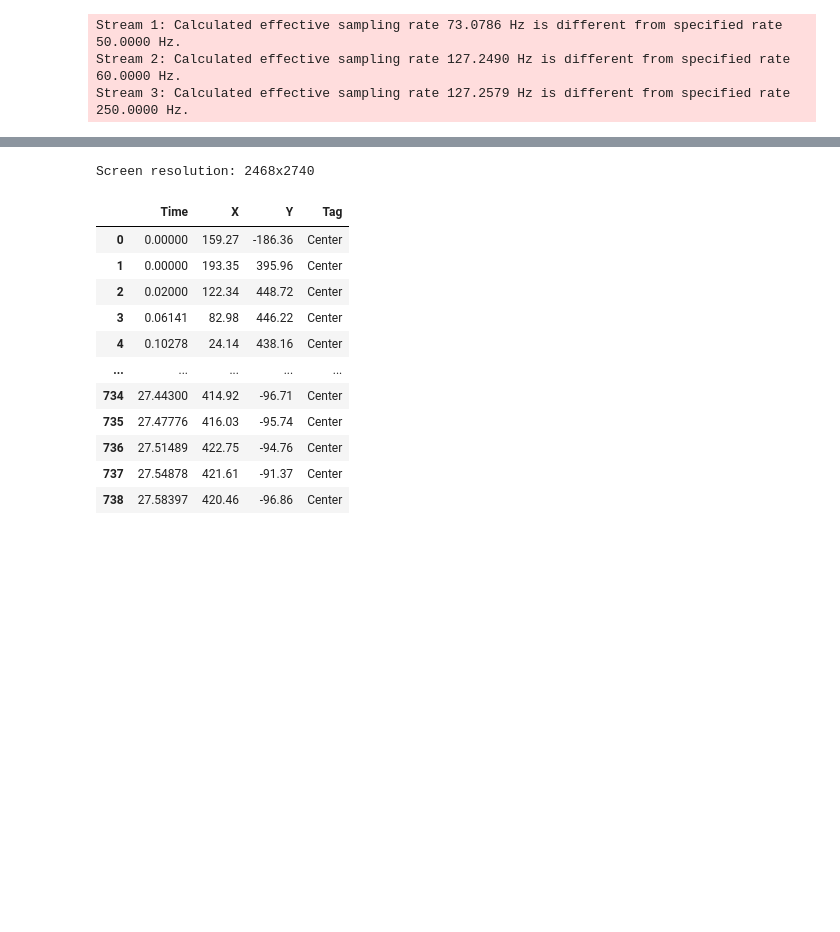
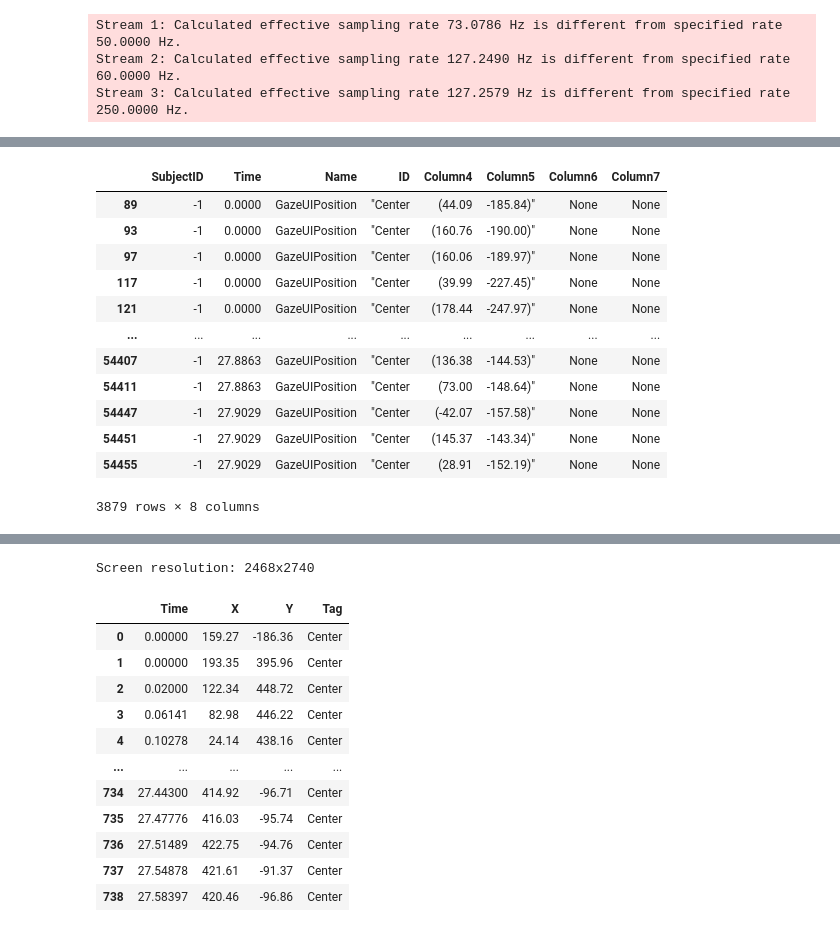
Before and after one commit to Catonpancake/sdphysiology, a Jupyter notebook: videoeyetracking.ipynb, the cells around one changed output, grey strips where cells are left out. Drawn from its saved outputs; the diff is of its cells as text; code cells hidden in the pictures; blank space fills up the shorter version.

```diff
--- a/videoeyetracking.ipynb
+++ b/videoeyetracking.ipynb
@@ -1239,3 +1254,19 @@ Screen resolution: 1920x1080
+# %%
+gaze_data
+# %% [output]
+|  | SubjectID | Time | Name | ID | Column4 | Column5 | Column6 | Column7 |
+| 89 | -1 | 0.0000 | GazeUIPosition | "Center | (44.09 | -185.84)" | None | None |
+| 93 | -1 | 0.0000 | GazeUIPosition | "Center | (160.76 | -190.00)" | None | None |
+| 97 | -1 | 0.0000 | GazeUIPosition | "Center | (160.06 | -189.97)" | None | None |
+| 117 | -1 | 0.0000 | GazeUIPosition | "Center | (39.99 | -227.45)" | None | None |
+| 121 | -1 | 0.0000 | GazeUIPosition | "Center | (178.44 | -247.97)" | None | None |
+| ... | ... | ... | ... | ... | ... | ... | ... | ... |
+| 54407 | -1 | 27.8863 | GazeUIPosition | "Center | (136.38 | -144.53)" | None | None |
+| 54411 | -1 | 27.8863 | GazeUIPosition | "Center | (73.00 | -148.64)" | None | None |
+| 54447 | -1 | 27.9029 | GazeUIPosition | "Center | (-42.07 | -157.58)" | None | None |
+| 54451 | -1 | 27.9029 | GazeUIPosition | "Center | (145.37 | -143.34)" | None | None |
+| 54455 | -1 | 27.9029 | GazeUIPosition | "Center | (28.91 | -152.19)" | None | None |
+3879 rows × 8 columns
 # %%
 preprocessed_df
 # %% [output]
```
Also changed, not shown: parts of 2 cells of this notebook.
